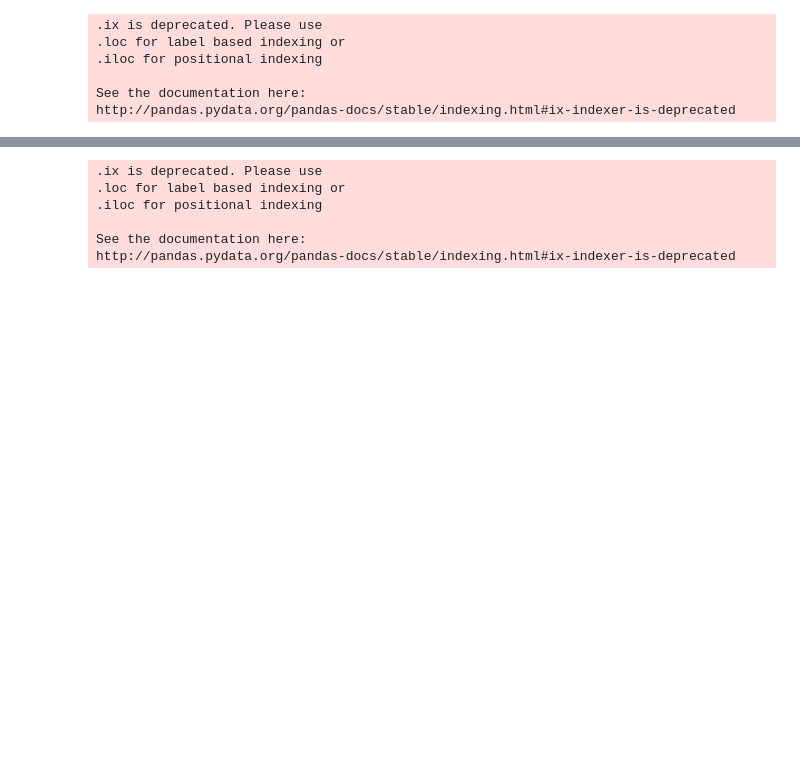
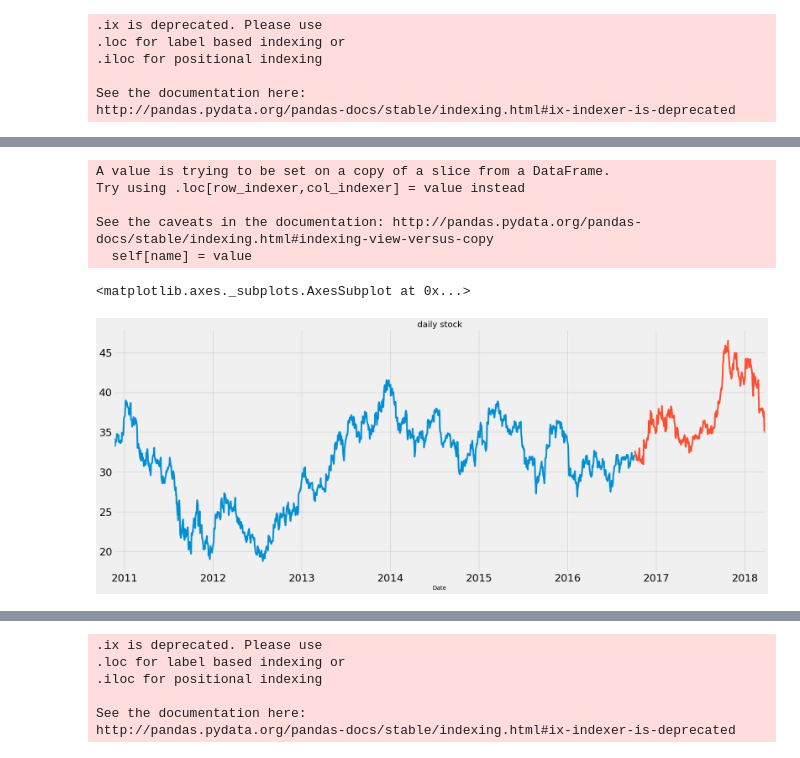
Before and after one commit to RPI-DATA/tutorials-intro, a Jupyter notebook: forecasting/time-series-additive-model.ipynb, the cells around one changed output, grey strips where cells are left out. Cells and saved outputs as stored; diff of their text form; code cells hidden in the pictures; blank space fills up the shorter version.

```diff
--- a/forecasting/time-series-additive-model.ipynb
+++ b/forecasting/time-series-additive-model.ipynb
@@ -155,0 +195,28 @@ http://pandas.pydata.org/pandas-docs/stable/indexing.html#ix-indexer-is-deprecat
+# %%
+# We must split into a train and test set
+# We use an 80/20 split
+train_gm=gm[0:1479]
+test_gm=gm[1479:]
+# %%
+train_gm.Date = pd.to_datetime(train_gm.Date, format="%Y-%m-%d")
+train_gm.index = train_gm.Date
+test_gm.Date = pd.to_datetime(test_gm.Date, format="%Y-%m-%d")
+test_gm.index = test_gm.Date
+
+train_gm = train_gm.resample('D').mean()
+train_gm = train_gm.interpolate(method='linear')
+
+test_gm = test_gm.resample('D').mean()
+test_gm = test_gm.interpolate(method='linear')
+# %% [output]
+A value is trying to be set on a copy of a slice from a DataFrame.
+Try using .loc[row_indexer,col_indexer] = value instead
+
+See the caveats in the documentation: http://pandas.pydata.org/pandas-docs/stable/indexing.html#indexing-view-versus-copy
+  self[name] = value
+# %%
+train_gm.Close.plot(figsize=(25,10), title='daily stock', fontsize=25)
+test_gm.Close.plot()
+# %% [output]
+<matplotlib.axes._subplots.AxesSubplot at 0x...>
+[figure, added]
```
Also changed, not shown: parts of 10 cells of this notebook.
